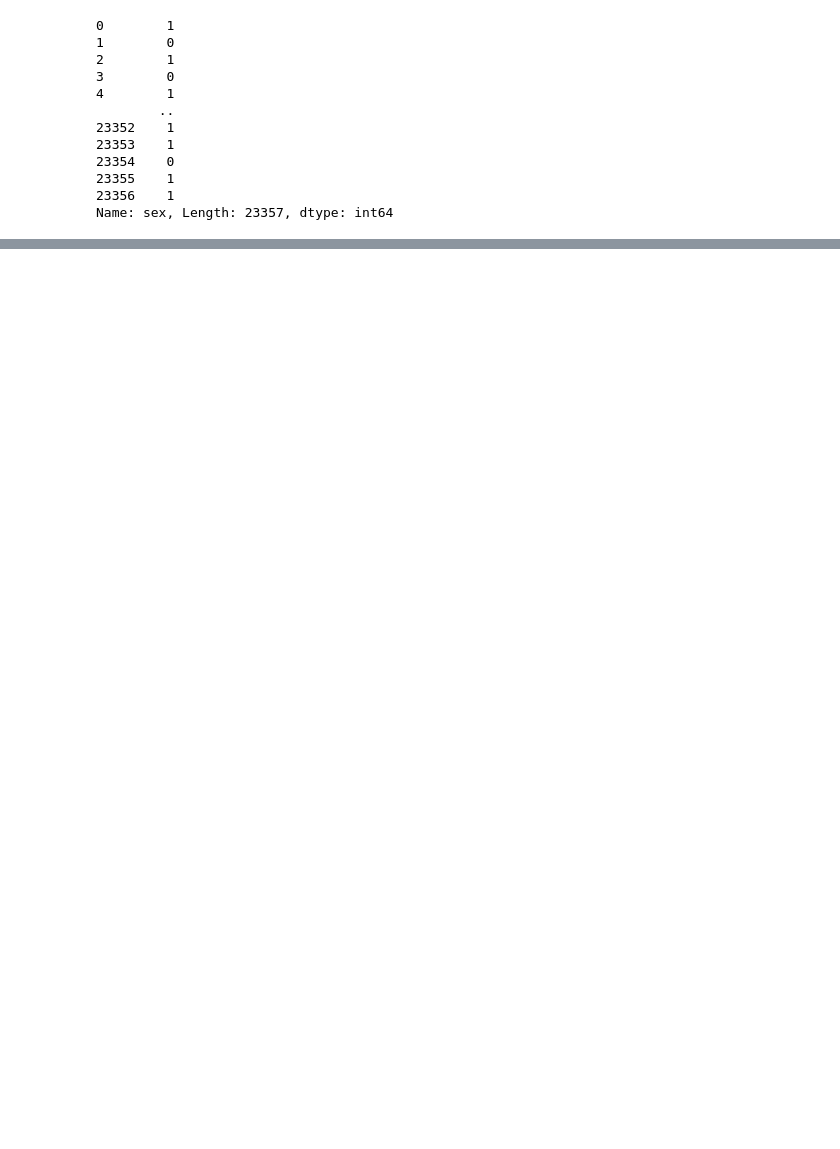
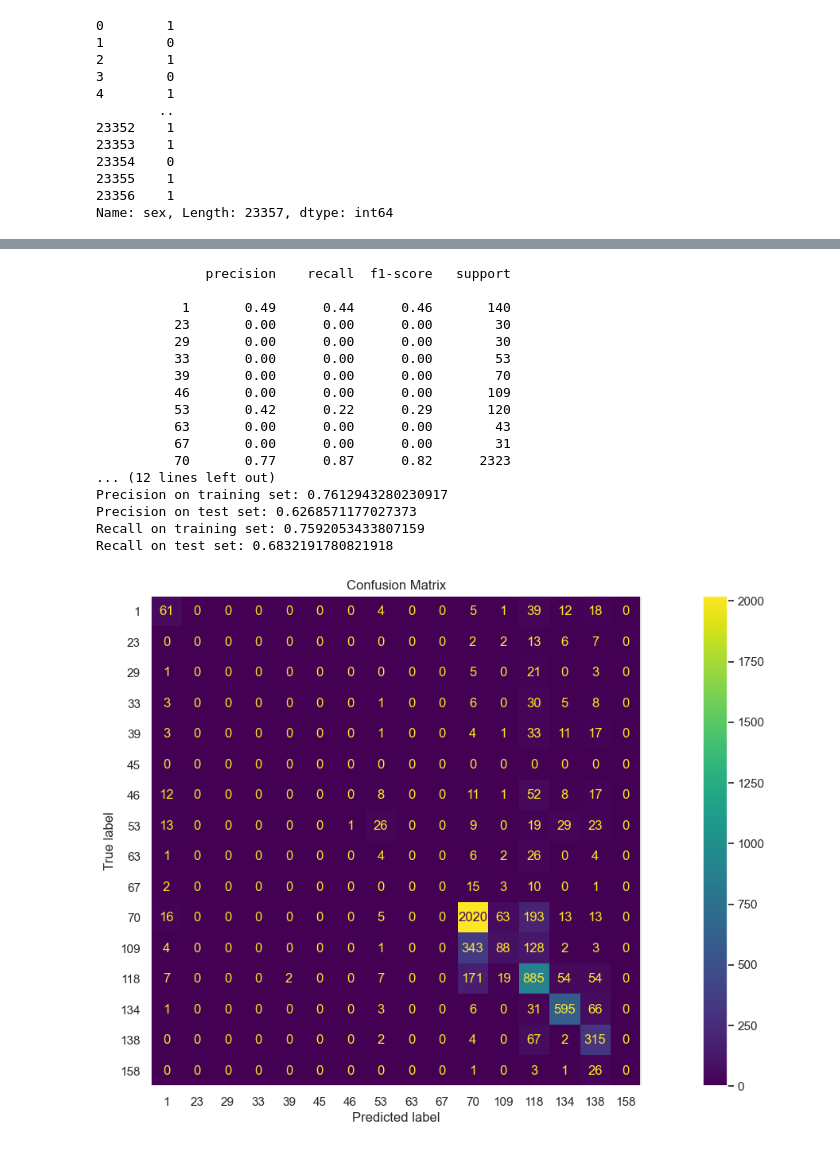
Before and after one commit to ythuang26/infant_mortalitypred, a Jupyter notebook: Infant Mortality Predictions.ipynb, the cells around one changed output, grey strips where cells are left out. Saved outputs shown, nothing was run; the diff lists cells and outputs as text; code cells hidden in the pictures; blank space fills up the shorter version.

```diff
--- a/Infant Mortality Predictions.ipynb
+++ b/Infant Mortality Predictions.ipynb
@@ -683,0 +591,57 @@ with open("ensemble1.pkl", "wb") as file: # file is a variable for storing the n
+# %%
+#Ensemble Majority Model using the VotingClassifier class
+
+X = df_intx.drop('Selected Causes of Infant Death',axis=1)
+y = df_intx['Selected Causes of Infant Death']
+
+X_train,X_test,y_train,y_test = train_test_split(X,y,test_size=0.25,random_state=42)
+
+rf = RandomForestClassifier(
+    bootstrap= False, criterion= 'gini', max_depth= 20, max_features= 'log2',
+    min_samples_leaf= 2, min_samples_split= 10, n_estimators= 100,random_state=42)
+gbc = GradientBoostingClassifier(
+    criterion= 'squared_error', learning_rate= 0.1, loss= 'log_loss', max_depth= 5,
+    max_features= 'log2', min_samples_leaf= 0.1, min_samples_split= 0.1, n_estimators= 100,
+    subsample= 1.0,random_state=42)
+
+ensemble = VotingClassifier(estimators=[('rf', rf),('gbc',gbc)], voting='soft')
+
+ensemble.fit(X_train.values, y_train)
+
+y_pred = ensemble.predict(X_test.values)
+y_pred_train = ensemble.predict(X_train.values)
+
+print(classification_report(y_test, y_pred))
+print("Accuracy on training set: {:.4f}".format(ensemble.score(X_train, y_train)))
+print("Accuracy on test set: {:.4f}".format(ensemble.score(X_test, y_test)))
+print("Precision on training set:",precision_recall_fscore_support(y_train, y_pred_train, average='weighted')[0])
+print("Precision on test set:",precision_recall_fscore_support(y_test, y_pred, average='weighted')[0])
+print("Recall on training set:",precision_recall_fscore_support(y_train, y_pred_train, average='weighted')[1])
+print("Recall on test set:",precision_recall_fscore_support(y_test, y_pred, average='weighted')[1])
+
+cm = confusion_matrix(y_test,y_pred,labels = ensemble.classes_)
+cmp = ConfusionMatrixDisplay(confusion_matrix=cm, display_labels=ensemble.classes_)
+fig, ax = plt.subplots(figsize=(20, 8))
+cmp.plot(ax=ax)
+ax.set_title('Confusion Matrix')
+ax.grid(False)
+plt.show()
+# %% [output]
+              precision    recall  f1-score   support
+
+           1       0.49      0.44      0.46       140
+          23       0.00      0.00      0.00        30
+          29       0.00      0.00      0.00        30
+          33       0.00      0.00      0.00        53
+          39       0.00      0.00      0.00        70
+          46       0.00      0.00      0.00       109
+          53       0.42      0.22      0.29       120
+          63       0.00      0.00      0.00        43
+          67       0.00      0.00      0.00        31
+          70       0.77      0.87      0.82      2323
+... (12 lines left out)
+Precision on training set: 0.7612943280230917
+Precision on test set: 0.6268571177027373
+Recall on training set: 0.7592053433807159
+Recall on test set: 0.6832191780821918
+[figure, added]
```
Also changed, not shown: parts of 120 cells of this notebook.
